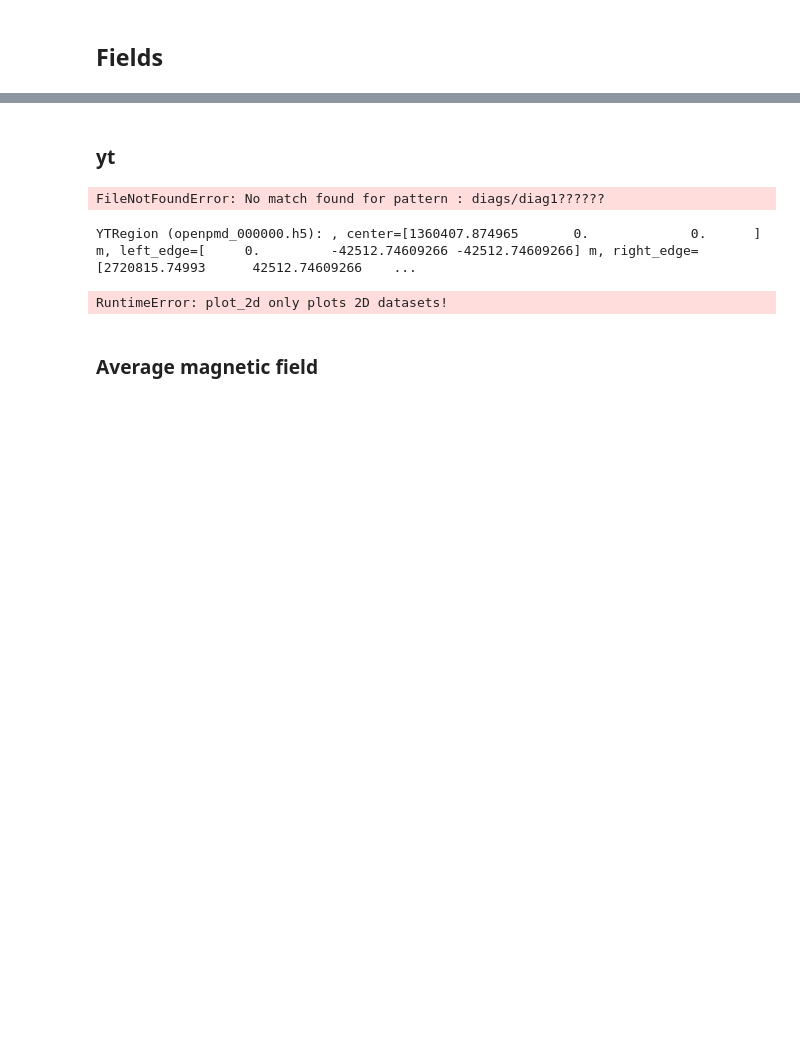
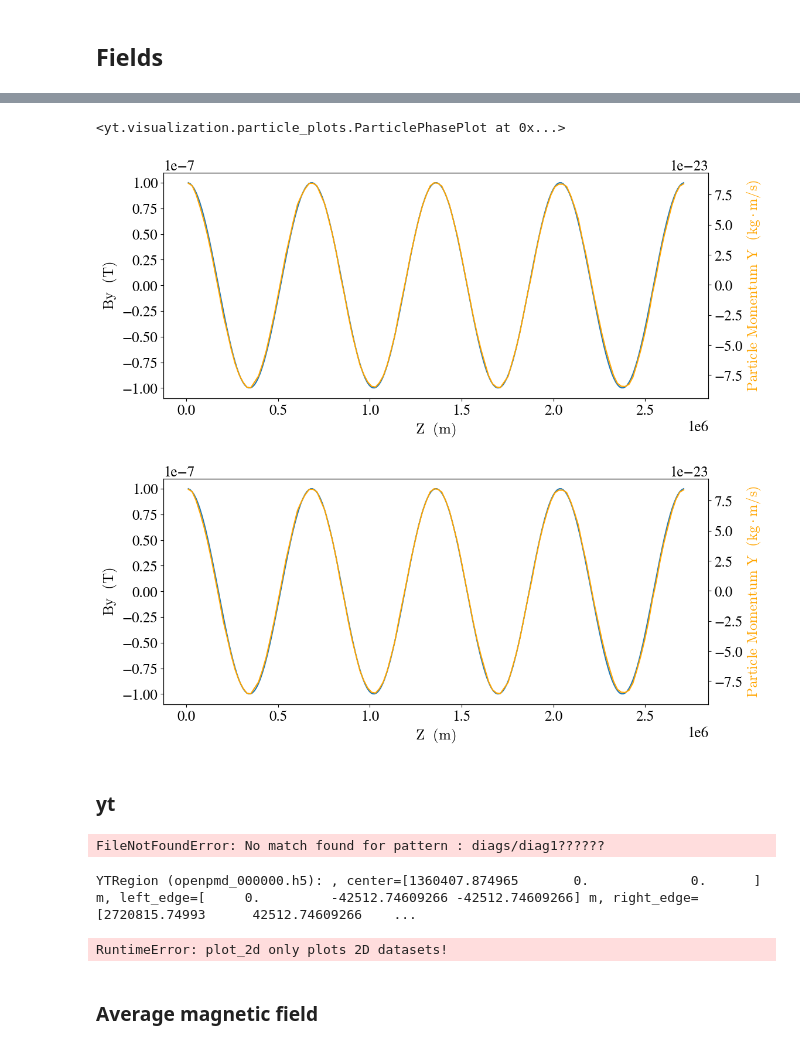
Before and after one commit to Beforerr/swd_simulation, a Jupyter notebook: warpx/analysis.ipynb, the cells around one changed output, grey strips where cells are left out. Cells and saved outputs as stored; diff of their text form; code cells hidden in the pictures; blank space fills up the shorter version.

```diff
--- a/warpx/analysis.ipynb
+++ b/warpx/analysis.ipynb
@@ -105,7 +102,7 @@ file_format
 # %%
 field_diag_dir = "diags/diag1"
-ts: SimulationTimeSeries = yt.load(f"{field_diag_dir}{file_format}")
-ds = ts[0]
+ts_field: SimulationTimeSeries = yt.load(f"{field_diag_dir}{file_format}")
+ds_field = ts_field[0]
 # ts = yt.load('./diags/diag???0032')
 # %%
 def ds2df(ds: Dataset) -> pd.DataFrame:
@@ -157,0 +150,22 @@ export_ts(ts)
+# %%
+part_diag_dir = "diags/diag2"
+
+ts_part : SimulationTimeSeries = yt.load(f"{part_diag_dir}{file_format}")
+ds_part = ts_part[0]
+# %%
+direction = "z"
+ps = "ions"
+# slc = yt.SlicePlot(ds, direction, fields, origin="native")
+
+x_field = f"particle_position_{direction}"
+y_field = "particle_momentum_y"
+
+p = yt.ParticlePlot(
+    ds,
+    x_field,
+    y_field,
+    (ps, "particle_weight"),
+)
+p.set_log(y_field, False)
+# %% [output]
+<yt.visualization.particle_plots.ParticlePhasePlot at 0x...>
@@ -157,0 +195,33 @@ export_ts(ts)
+# %%
+def plot_field_with_plasma_profile(ds_field, ds_part):
+
+    p0 = plot_field(ds_field, y_fields="By", n_bins=256)
+    p1 = plot_particle_profile(ds_part, y_fields="particle_momentum_y", n_bins=128)
+
+    # Customizing the plot
+    fig, ax = plt.subplots()
+    ax2 = ax.twinx()
+
+    plot = p0.plots[("By")]
+    plot.figure = fig
+    plot.axes = ax
+
+    plot = p1.plots[("particle_momentum_y")]
+    plot.figure = fig
+    plot.axes = ax2
+
+    p0.render()
+    p1.render()
+
+    ax2.yaxis.set_label_position("right")
+    ax2.yaxis.set_offset_position("right")
+    # set the color of the labels and lines
+    ax2.yaxis.label.set_color("orange")
+    ax2.lines[0].set_color("orange")
+    fig.set_size_inches(12, 5)
+    return fig
+# %%
+plot_field_with_plasma_profile(ds_field, ds_part)
+# %% [output]
+[figure, added]
+[figure, added]
```
Also changed, not shown: parts of 13 cells of this notebook, 4 other files.
